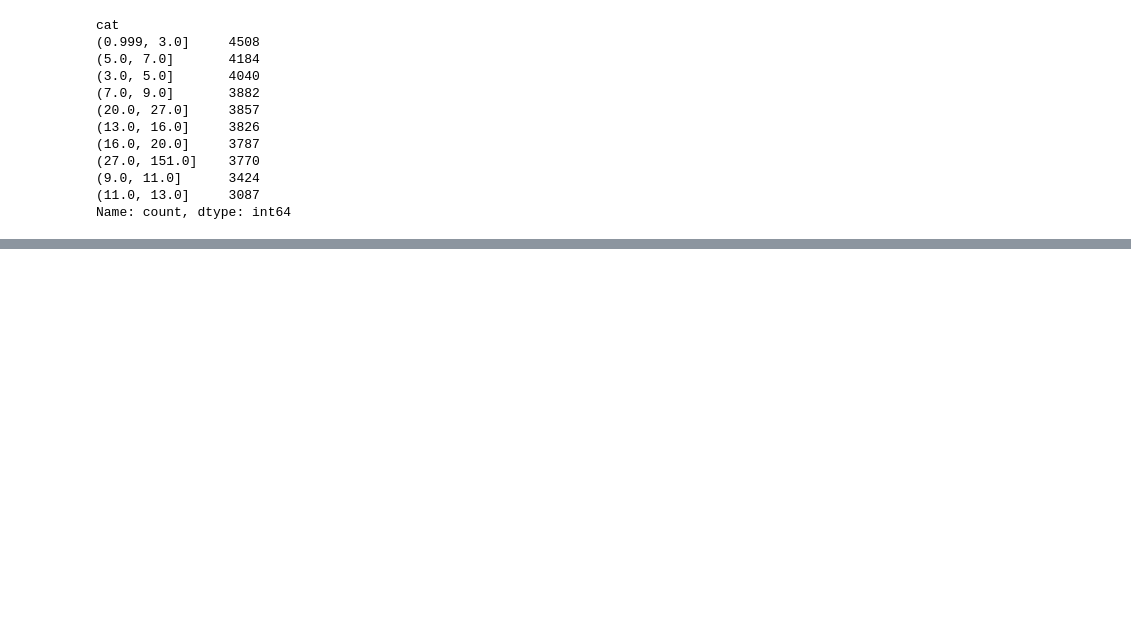
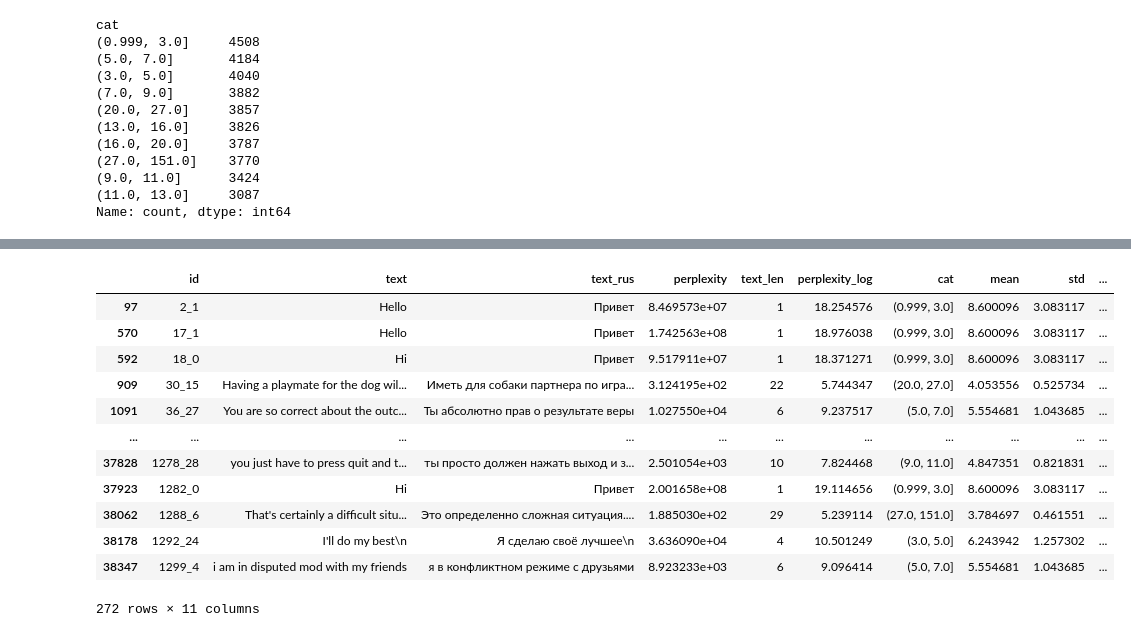
Before and after one commit to psytechlab/empathy_dataset_transfer, a Jupyter notebook: notebooks/bad_translation_selection_by_perplexity.ipynb, the cells around one changed output, grey strips where cells are left out. Saved outputs shown, nothing was run; the diff lists cells and outputs as text; code cells hidden in the pictures; blank space fills up the shorter version.

```diff
--- a/notebooks/bad_translation_selection_by_perplexity.ipynb
+++ b/notebooks/bad_translation_selection_by_perplexity.ipynb
@@ -113,0 +140,24 @@ data[((data.text_len >=10) & (data.text_len <=12)) & (data.perplexity_log<5.3)].
+# %%
+data = data.merge(category_stats, on='cat', how='left')
+# %%
+threshold_multiplier = 3.0
+# %%
+data['threshold'] = data['mean'] + threshold_multiplier * data['std']
+# %%
+data['is_bad_translation'] = data['perplexity_log'] > data['threshold']
+# %%
+data[data.is_bad_translation == True]
+# %% [output]
+|  | id | text | text_rus | perplexity | text_len | perplexity_log | cat | mean | std | ... |
+| 97 | 2_1 | Hello | Привет | 8.469573e+07 | 1 | 18.254576 | (0.999, 3.0] | 8.600096 | 3.083117 | ... |
+| 570 | 17_1 | Hello | Привет | 1.742563e+08 | 1 | 18.976038 | (0.999, 3.0] | 8.600096 | 3.083117 | ... |
+| 592 | 18_0 | Hi | Привет | 9.517911e+07 | 1 | 18.371271 | (0.999, 3.0] | 8.600096 | 3.083117 | ... |
+| 909 | 30_15 | Having a playmate for the dog wil... | Иметь для собаки партнера по игра... | 3.124195e+02 | 22 | 5.744347 | (20.0, 27.0] | 4.053556 | 0.525734 | ... |
+| 1091 | 36_27 | You are so correct about the outc... | Ты абсолютно прав о результате веры | 1.027550e+04 | 6 | 9.237517 | (5.0, 7.0] | 5.554681 | 1.043685 | ... |
+| ... | ... | ... | ... | ... | ... | ... | ... | ... | ... | ... |
+| 37828 | 1278_28 | you just have to press quit and t... | ты просто должен нажать выход и з... | 2.501054e+03 | 10 | 7.824468 | (9.0, 11.0] | 4.847351 | 0.821831 | ... |
+| 37923 | 1282_0 | Hi | Привет | 2.001658e+08 | 1 | 19.114656 | (0.999, 3.0] | 8.600096 | 3.083117 | ... |
+| 38062 | 1288_6 | That's certainly a difficult situ... | Это определенно сложная ситуация.... | 1.885030e+02 | 29 | 5.239114 | (27.0, 151.0] | 3.784697 | 0.461551 | ... |
+| 38178 | 1292_24 | I'll do my best\n | Я сделаю своё лучшее\n | 3.636090e+04 | 4 | 10.501249 | (3.0, 5.0] | 6.243942 | 1.257302 | ... |
+| 38347 | 1299_4 | i am in disputed mod with my friends | я в конфликтном режиме с друзьями | 8.923233e+03 | 6 | 9.096414 | (5.0, 7.0] | 5.554681 | 1.043685 | ... |
+272 rows × 11 columns
```
Also changed, not shown: parts of 8 cells of this notebook.
